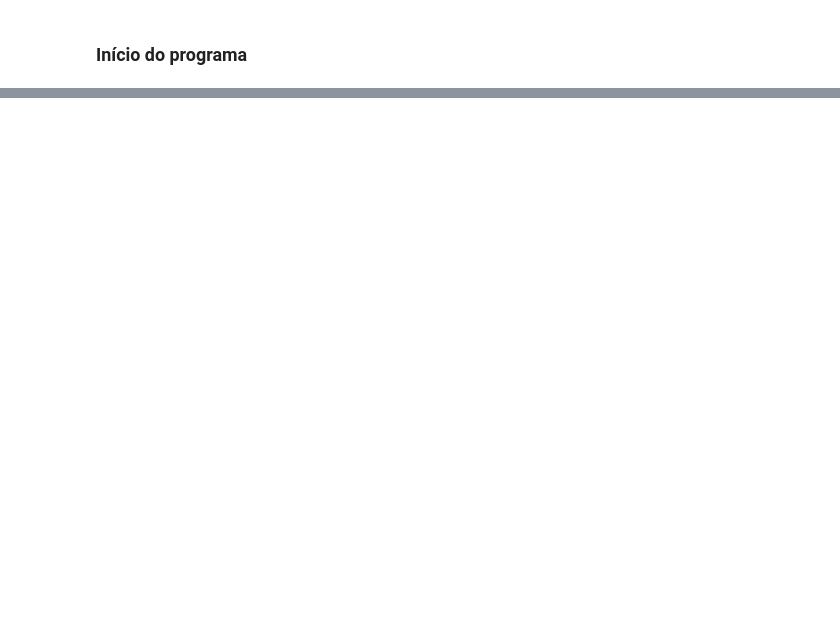
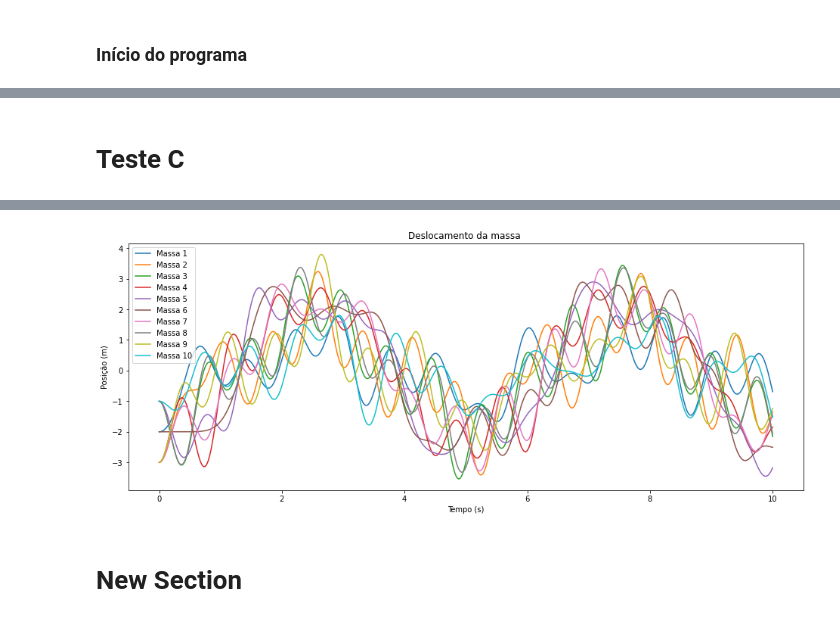
Before and after one commit to kenzou-eu/EP1, a Jupyter notebook: EP_Numérico_1.ipynb, the cells around one changed output, grey strips where cells are left out. Drawn from its saved outputs; the diff is of its cells as text; code cells hidden in the pictures; blank space fills up the shorter version.

```diff
--- a/EP_Numérico_1.ipynb
+++ b/EP_Numérico_1.ipynb
@@ -336,0 +366,76 @@ V [[0.1893346573107501, 0.47497610428602555, 0.5988223982052636, 0.5325039524890
+# %% [markdown]
+# **Teste C**
+# %%
+def kC(i):  #Fórmula para calcular os valores de k dado no enunciado do exercício C
+    ki = (40 + 2*pow(-1,1))
+    return ki
+
+def mainDiagC(n,m): #Constrói a diagonal principal do exercicio C
+    A=[]
+    for i in range(1,n+1):
+        a = (kC(i) + kC(i+1))/m
+        A.append(a)
+    return A
+
+def subDiagC(n,m): #Constroi a subdiagonal do exercício C
+    B = []
+    for i in range(2,n+1):
+        b = -kC(i)/m
+        B.append(b)
+    return B
+
+def handleX0(x0): #Usa da definição de X(0) dada no enunciado para criar o X(0) para um n = 10
+  for i in range(len(x0)):
+    x0.append(x0[i])
+  return x0
+
+
+def testeC1(n, t, A, V): #Resolve o teste 1 para n=10 com as especificações do enunciado
+  x0 = [-2, -3, -1, -3, -1]
+  newx0 = handleX0(x0)
+  print("Você escolheu o teste com X(0) = ", newx0)
+  y0 = handley0(newx0, V)
+  value_a = y0.copy()
+  solve(t, value_a, n, A, V, x0)
+
+def testeC2(n, t, A, V): #Resolve o teste 2 para n=10 com as especificações do enunciado
+  x0 = [1, 10, -4, 3, -2]
+  newx0 = handleX0(x0)
+  print("Você escolheu o teste com X(0) = ", newx0)
+  y0 = handley0(newx0, V)
+  value_a = y0.copy()
+  solve(t, value_a, n, A, V, x0)
+
+def testeC3(n, t, A, V): #Resolve o teste 3 para n=10 com as especificações do enunciado
+  index = np.argmax(A) #Encontra o maior valor entre os autovalores
+  x0 = []
+  for i in range(n): #Pegamos o autovetor respectivo do autovalor encontrado acima
+    x0.append(V[i][index])
+  print("O X(0) é: ", x0)
+  y0 = handley0(x0, V)
+  value_a = y0.copy()
+  solve(t, value_a, n, A, V, x0)
+
+
+def ExC():
+  n = 10 #Quantidade de massas
+  m = 2 #Massa das massas
+  desloc = "S"
+  t = 10 #tempo em segundos
+  erro = 1.0e-6
+  V = handleV(n)
+  A = mainDiagC(n,m)
+  B = subDiagC(n,m)
+  A, B, V, k = metodoQR(n, A, B, V, erro, desloc)
+  teste = int(input("Qual teste você deseja rodar? 1: X(0) = [-2, -3, -3, -3, -1], 2: X(0) = [1, 10, -4, 3, -2], 3: X(0) = modo de maior frequência "))
+  if teste == 1:
+    testeC1(n, t, A, V)
+  elif teste == 2:
+    testeC2(n, t, A, V)
+  elif teste == 3:
+    print("Você escolheu o teste com X(0) = modo de maior frequência")
+    testeC3(n, t, A, V)
+  else:
+    print("Esse valor de teste não é válido, tente novamente: ")
+    ExC()
+# %% [output]
@@ -336,0 +459,3 @@ V [[0.1893346573107501, 0.47497610428602555, 0.5988223982052636, 0.5325039524890
+[figure, added]
+# %% [markdown]
+# **New Section**
```
Also changed, not shown: parts of 10 cells of this notebook.
